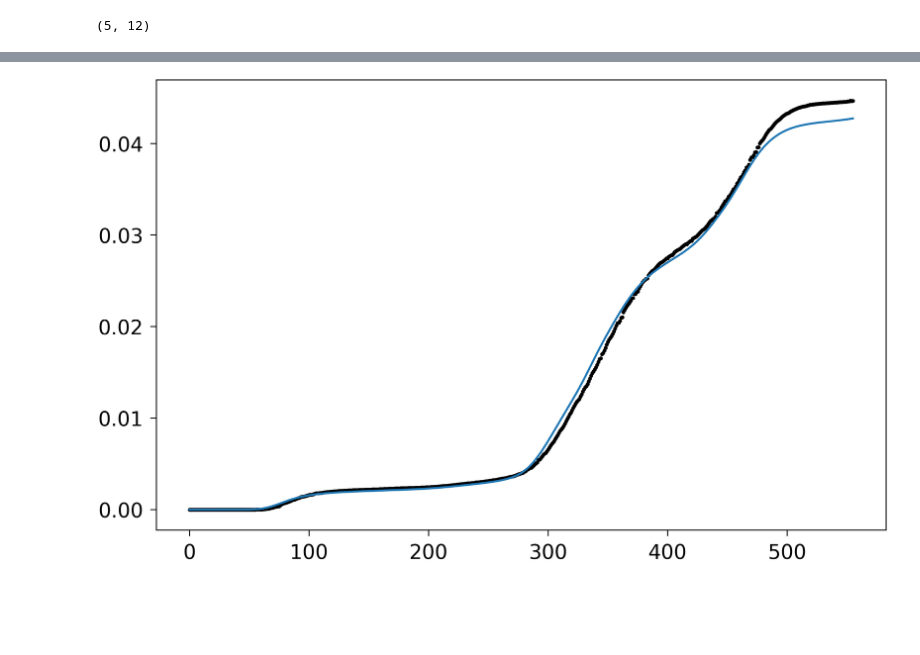
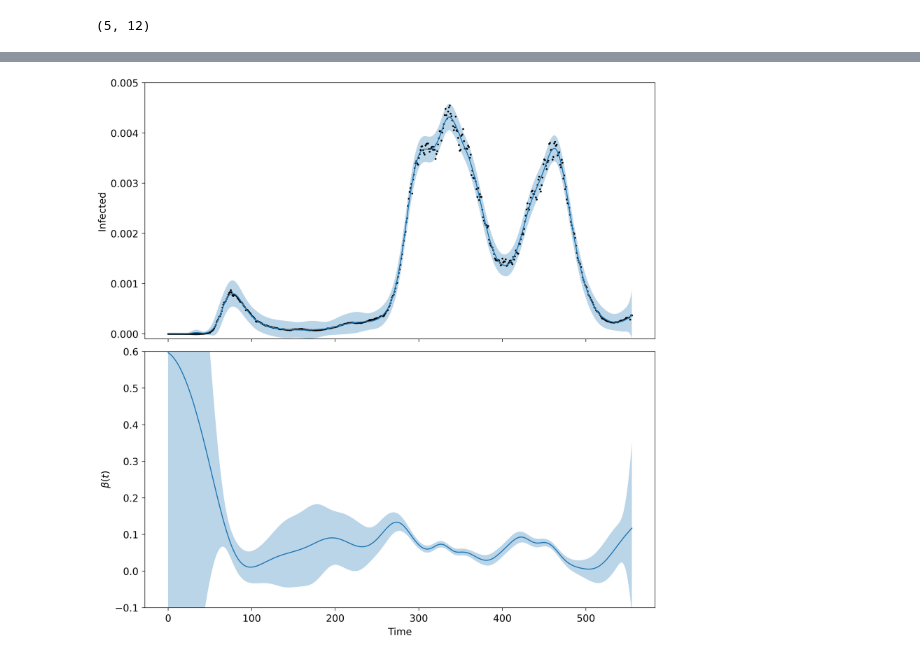
Before and after one commit to paufisch/ode_filters, a Jupyter notebook: SIR.ipynb, the cells around one changed output, grey strips where cells are left out. Saved outputs shown, nothing was run; the diff lists cells and outputs as text; code cells hidden in the pictures; blank space fills up the shorter version.

Commit message:
tuned hyperparamet succesfully

```diff
--- a/SIR.ipynb
+++ b/SIR.ipynb
@@ -230,8 +230,7 @@ d, q = 4, 2
 
 #Prior model for q=2 TODO: generalize this for variable q
 A = lambda h: anp.array([[1.0, h, h**2/2.0], [0.0, 1.0, h], [0.0, 0.0, 1.0]])
-sigma = 0.1
-Q = lambda h: sigma**2 * anp.array([[h**5/20.0, h**4/8.0, h**3/6.0],
+Q = lambda h: anp.array([[h**5/20.0, h**4/8.0, h**3/6.0],
                                     [h**4/8.0, h**3/3.0, h**2/2.0],
                                     [h**3/6.0, h**2/2.0, h]])
 
@@ -243,7 +242,9 @@ x2 = anp.dot(Jvf(y0), x1)  # second derivative
 mu_0 = anp.concatenate([y0, x1, x2])  # shape (d*(q+1),)
 #mu_0 = np.concat([y0, vf(y0), np.zeros(d)])
 Sigma_0 = anp.eye(d*(q+1)) * 0.0
-
+Sigma_0[3,3]=1.
+Sigma_0[7,7]=1.
+Sigma_0[11,11]=1.
 
 # Discretization
 t0, t1 = 0.0, 555.0
@@ -251,9 +252,13 @@ N = 555
 ts = anp.linspace(t0, t1, num=N+1, endpoint=True)
 h = (t1 - t0) / N
 
+#hyperparameters for multiple varialbes
+sigma_x = 0.00001
+sigma_beta = 0.0003
+
 # Constant step consequences
 A_h =  anp.kron(A(h), anp.eye(d))
-Q_h = anp.kron(Q(h), anp.eye(d))
+Q_h = anp.kron(Q(h), anp.diag([sigma_x, sigma_x, sigma_x, sigma_beta])**2)
 b_h = anp.zeros((q+1)*d)
 R_h = anp.eye(d)
 
@@ -278,7 +283,8 @@ def g_conserved(X):
 
 jacobian_g_conserved = jacobian(g_conserved)
 z_sequence_conserved = anp.zeros((N, d+1))
-R_h_conserved = anp.eye(d+1)*0.1
+z_sequence_conserved[:,-1] = I[1:]
+R_h_conserved = anp.eye(d+1)*0.0005
 R_h_conserved[:4, :4] *= 0.01
 jacobian_g_conserved(mu_0).shape  # expected shape (d+1, 3*d)
 # %% [output]
@@ -315,8 +296,25 @@ plt.show()
 # %%
-plt.figure()
-plt.plot(ts[:], m_sequence[:,2])
-plt.scatter(ts, R, color='black', s=2)
+fig, axs = plt.subplots(2, 1, figsize=(8, 8), sharex=True)
+
+# First subplot: Infected
+axs[0].plot(ts[:], m_sequence[:,1])
+P = P_sequence[:,1,1]
+margin = 2 * np.sqrt(P)
+axs[0].fill_between(ts, m_sequence[:,1]-margin, m_sequence[:,1]+margin, alpha=0.3)
+axs[0].scatter(ts, I, color='black', s=2)
+axs[0].set_ylabel("Infected")
+axs[0].set_ylim([-0.0001,0.005])
+
+# Second subplot: beta(t)
+axs[1].plot(ts[:], m_sequence[:,3])
+P = P_sequence[:,3,3]
+margin = 2 * np.sqrt(P)
+axs[1].fill_between(ts, m_sequence[:,3]-margin, m_sequence[:,3]+margin, alpha=0.3)
+axs[1].set_ylim(-0.1, 0.6)
+axs[1].set_ylabel(r'$\beta(t)$')
+
+plt.xlabel("Time")
 plt.show()
 # %% [output]
-[figure, old version]
+[figure, new version]
 # %%
```
Also changed, not shown: parts of 8 cells of this notebook.
